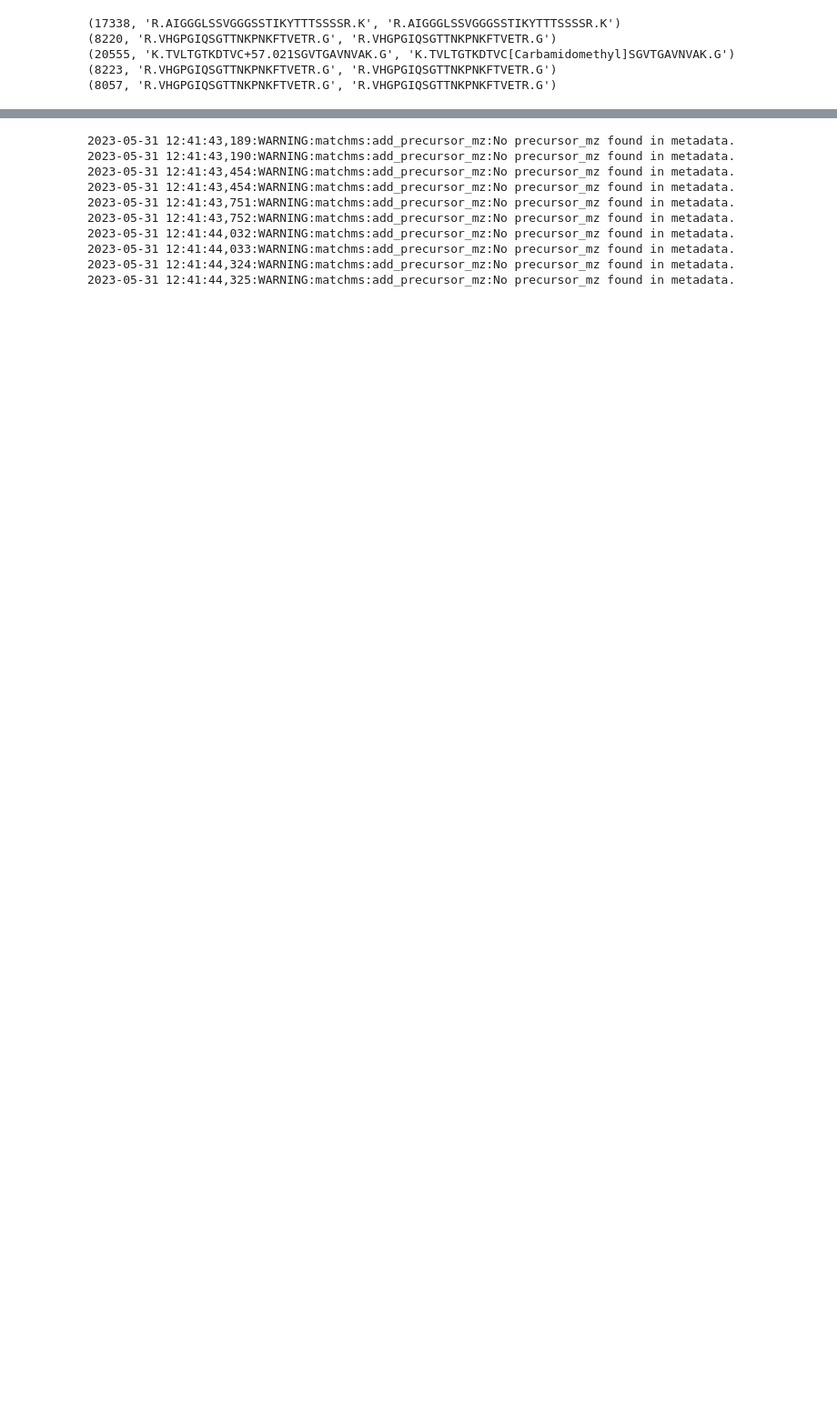
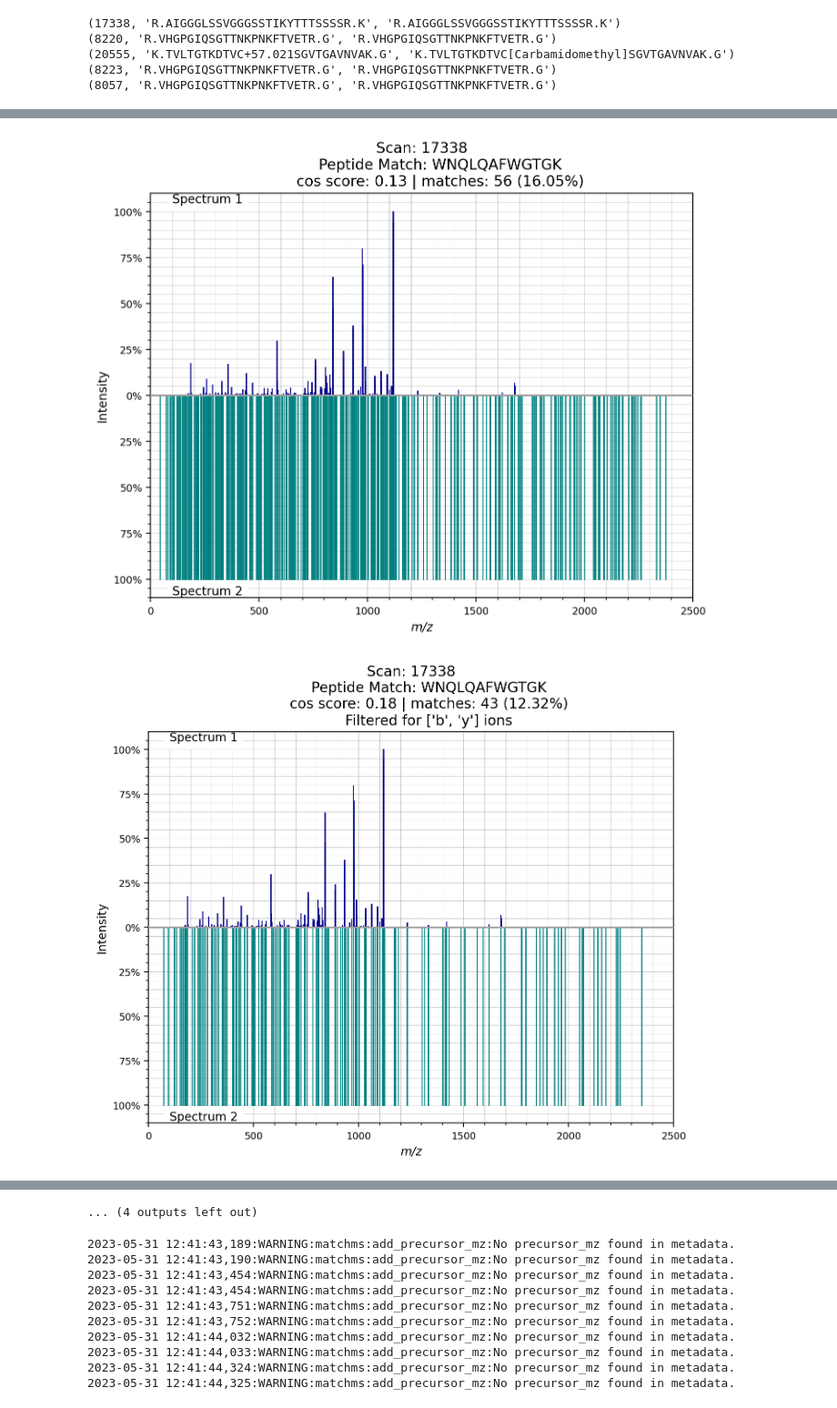
Before and after one commit to vchelur97/psm, a Jupyter notebook: eda/eda_theospec3.ipynb, the cells around one changed output, grey strips where cells are left out. Shown at 91% size. Drawn from its saved outputs; the diff is of its cells as text; code cells hidden in the pictures; blank space fills up the shorter version.

Commit message:
Ion filtering

```diff
--- a/eda/eda_theospec3.ipynb
+++ b/eda/eda_theospec3.ipynb
@@ -156,0 +250,60 @@ PyteomicsError: Pyteomics error, message: 'Unknown label: [C'
+# %%
+for (scan_num, orig_peptide, modified_peptide) in new_spectrums:
+    # Get actual spectrum from scan
+    mz_actual = test_spectrums[mzml_file][scan_num]['mz_arr']
+    intensity_actual = test_spectrums[mzml_file][scan_num]['intensity_arr']
+
+    mz_actual = np.array([float(x) for x in mz_actual])
+    intensity_actual = np.array([float(x) for x in intensity_actual])
+
+    spectrum_actual = Spectrum(mz=mz_actual,
+                        intensities=intensity_actual,
+                        metadata={'id': 'theospec'})
+
+    # Get theoretical spectrum from peptide
+    mz_theo = test_theospecs[orig_peptide]['mz_arr']
+    intensity_theo = test_theospecs[orig_peptide]['intensity_arr']
+    ion_info_theo = test_theospecs[orig_peptide]['ion_name_arr']
+
+    mz_theo = np.array([float(x) for x in mz_theo])
+    intensity_theo = np.array([float(x) for x in intensity_theo])
+
+    spectrum_theo = Spectrum(mz=mz_theo,
+                    intensities=intensity_theo,
+                    metadata={'id': 'theospec'})
+
+    # Filter theoretical spectrum for b and y ions
+    ion_list = ['b','y']
+    mz_theo_filtered, intensity_theo_filtered = select_ion_data(mz_theo, intensity_theo, ion_info_theo, ion_list )
+
+    mz_theo_filtered = np.array([float(x) for x in mz_theo_filtered])
+    intensity_theo_filtered = np.array([float(x) for x in intensity_theo_filtered])
+
+    spectrum_theo_filtered = Spectrum(mz=mz_theo_filtered,
+                    intensities=intensity_theo_filtered,
+                    metadata={'id': 'theospec'})
+
+    # Calculate cosine similarity between the 2 spectra
+    cosine_greedy = CosineGreedy(tolerance=0.2)
+    score_orig = cosine_greedy.pair(spectrum_actual, spectrum_theo)
+    score_theo = cosine_greedy.pair(spectrum_actual, spectrum_theo_filtered)
+
+    # Actual vs orig theo
+    spectrum_actual.plot_against(spectrum_theo)
+    plt.title(f"""Scan: {scan_num}
+        Peptide Match: {peptide}
+        cos score: {score_orig['score']:.2f} | matches: {score_orig['matches']} ({score_orig['matches'] / len(spectrum_theo.peaks) * 100:.2f}%)""")
+    plt.show()
+
+    # Actual vs filtered theo
+    spectrum_actual.plot_against(spectrum_theo_filtered)
+    plt.title(f"""Scan: {scan_num}
+        Peptide Match: {peptide}
+        cos score: {score_theo['score']:.2f} | matches: {score_theo['matches']} ({score_theo['matches'] / len(spectrum_theo.peaks) * 100:.2f}%)
+        Filtered for {ion_list} ions""")
+    plt.show()
+
+    # Save the plot with the scan number and peptide in filename
+    # plt.savefig(f'../data/eda/FN_{scan_num}_{peptide}.png')
+    print("-----------------------------------------------")
+# %% [output]
@@ -156,0 +313,2 @@ PyteomicsError: Pyteomics error, message: 'Unknown label: [C'
+[figure, added]
+[figure, added]
@@ -157,3 +333,4 @@ PyteomicsError: Pyteomics error, message: 'Unknown label: [C'
+... (4 outputs left out)
 # %%
 # for (scan_num, peptide) in spectrums_to_plot:
 #     mz_actual = test_spectrums[mzml_file][scan_num]['mz_arr']
```
Also changed, not shown: parts of 7 cells of this notebook.
